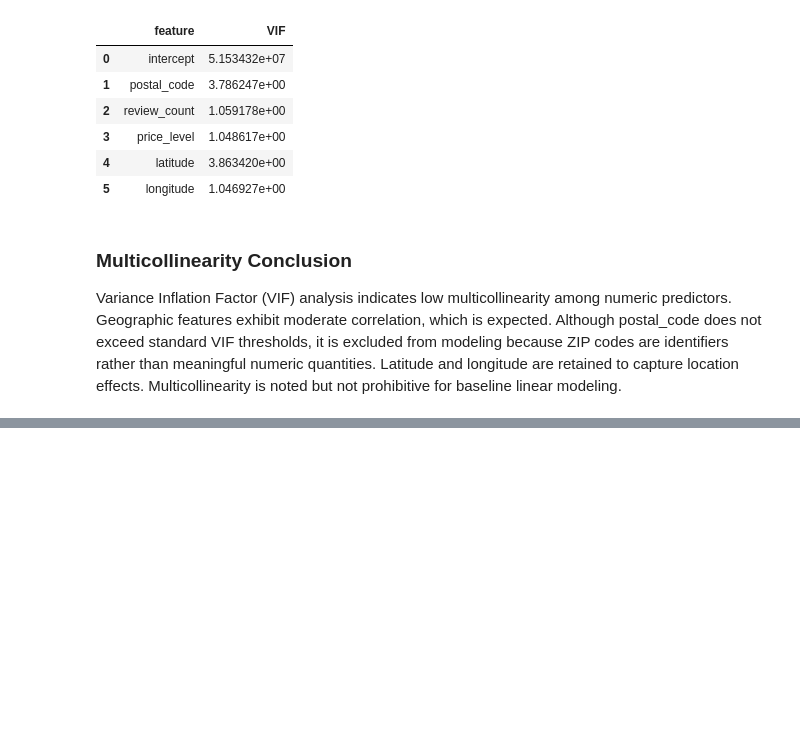
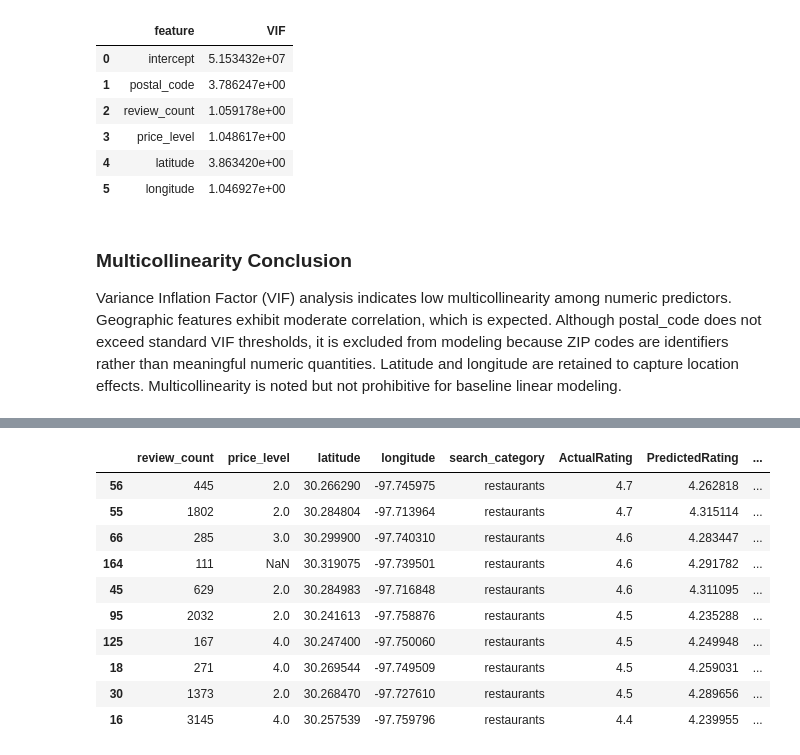
Before and after one commit to nathanho27/Yelp-BI, a Jupyter notebook: MachineLearning/ExpectedRatingModel.ipynb, the cells around one changed output, grey strips where cells are left out. Drawn from its saved outputs; the diff is of its cells as text; code cells hidden in the pictures; blank space fills up the shorter version.

```diff
--- a/MachineLearning/ExpectedRatingModel.ipynb
+++ b/MachineLearning/ExpectedRatingModel.ipynb
@@ -240,0 +547,16 @@ from sklearn.impute import SimpleImputer
+# %%
+from sklearn.linear_model import Lasso
+
+LassoModel = Pipeline(steps=[
+    ("Preprocessor", Preprocessor),
+    ("Regressor", Lasso(alpha=0.01))
+])
+
+LassoModel.fit(XTrain, YTrain)
+
+LassoPred = LassoModel.predict(XTest)
+
+LassoMAE = mean_absolute_error(YTest, LassoPred)
+LassoRMSE = np.sqrt(mean_squared_error(YTest, LassoPred))
+
+LassoMAE, LassoRMSE
@@ -240,0 +595,26 @@ from sklearn.impute import SimpleImputer
+# %%
+FinalModel = LassoModel
+
+FinalPred = FinalModel.predict(XTest)
+
+FinalResults = XTest.copy()
+FinalResults["ActualRating"] = YTest
+FinalResults["PredictedRating"] = FinalPred
+FinalResults["RatingDelta"] = FinalResults["ActualRating"] - FinalResults["PredictedRating"]
+
+FinalResults["business_id"] = Meta.loc[FinalResults.index, "business_id"]
+FinalResults["name"] = Meta.loc[FinalResults.index, "name"]
+# %%
+FinalResults.sort_values("RatingDelta", ascending=False).head(10)
+# %% [output]
+|  | review_count | price_level | latitude | longitude | search_category | ActualRating | PredictedRating | ... |
+| 56 | 445 | 2.0 | 30.266290 | -97.745975 | restaurants | 4.7 | 4.262818 | ... |
+| 55 | 1802 | 2.0 | 30.284804 | -97.713964 | restaurants | 4.7 | 4.315114 | ... |
+| 66 | 285 | 3.0 | 30.299900 | -97.740310 | restaurants | 4.6 | 4.283447 | ... |
+| 164 | 111 | NaN | 30.319075 | -97.739501 | restaurants | 4.6 | 4.291782 | ... |
+| 45 | 629 | 2.0 | 30.284983 | -97.716848 | restaurants | 4.6 | 4.311095 | ... |
+| 95 | 2032 | 2.0 | 30.241613 | -97.758876 | restaurants | 4.5 | 4.235288 | ... |
+| 125 | 167 | 4.0 | 30.247400 | -97.750060 | restaurants | 4.5 | 4.249948 | ... |
+| 18 | 271 | 4.0 | 30.269544 | -97.749509 | restaurants | 4.5 | 4.259031 | ... |
+| 30 | 1373 | 2.0 | 30.268470 | -97.727610 | restaurants | 4.5 | 4.289656 | ... |
+| 16 | 3145 | 4.0 | 30.257539 | -97.759796 | restaurants | 4.4 | 4.239955 | ... |
```
Also changed, not shown: parts of 42 cells of this notebook, 2 other files.
